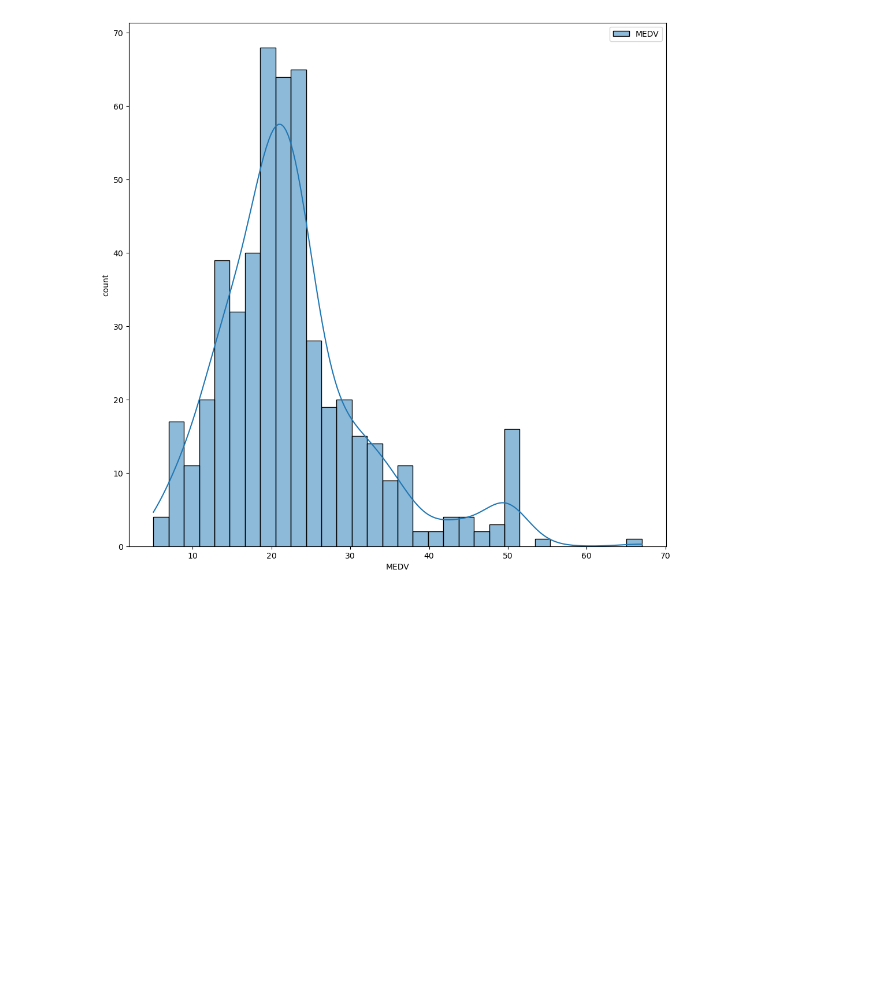
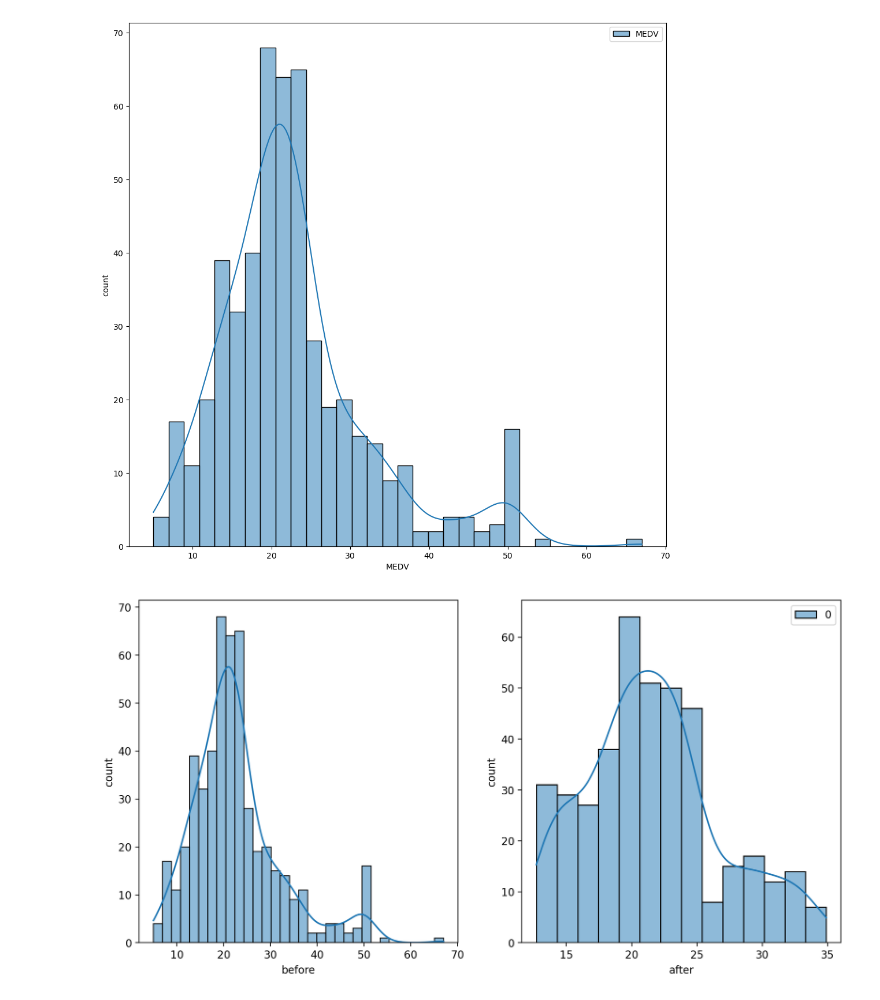
Before and after one commit to ashen007/Boston_Housing, a Jupyter notebook: model.ipynb, the cells around one changed output. Saved outputs shown, nothing was run; the diff lists cells and outputs as text; code cells hidden in the pictures; blank space fills up the shorter version.

```diff
--- a/model.ipynb
+++ b/model.ipynb
@@ -175,3 +177,25 @@ plt.ylabel('count')
 plt.show()
 # %% [output]
 [figure]
+# %%
+# normalize data
+norm_target = stats.trimboth(a=target,
+                             proportiontocut=0.1)
+
+fig,(ax1,ax2) = plt.subplots(nrows=1,
+                        ncols=2,
+                        figsize=[12,6],
+                        dpi=200)
+axes = [ax1,ax2]
+comp = [target.MEDV.values,norm_target]
+labels = ['before', 'after']
+for i in range(len(axes)):
+    sns.histplot(data=comp[i],
+                 kde=True,
+                 ax=axes[i])
+    axes[i].set_xlabel(labels[i])
+    axes[i].set_ylabel('count')
+
+plt.show()
+# %% [output]
+[figure, added]
```
Also changed, not shown: parts of 31 cells of this notebook.
